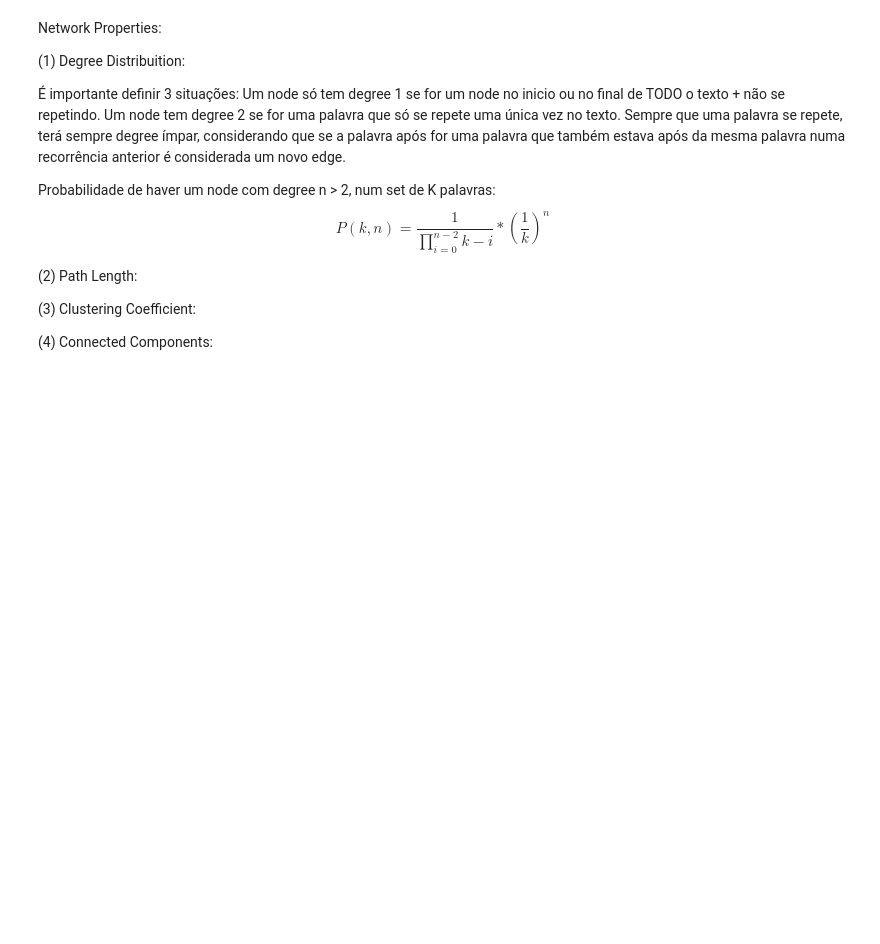
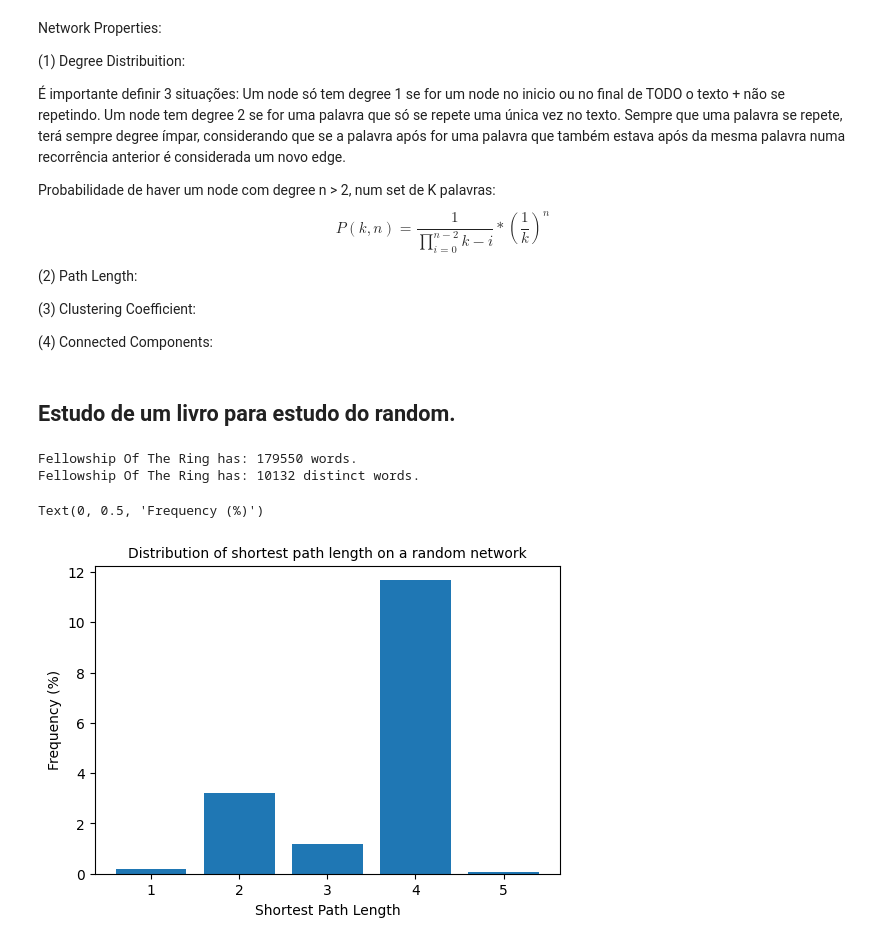
Before and after one commit to haylibi/network_science-word_analysis, a Jupyter notebook: notebook.ipynb, the cells around one changed output. Saved outputs shown, nothing was run; the diff lists cells and outputs as text; code cells hidden in the pictures; blank space fills up the shorter version.

```diff
--- a/notebook.ipynb
+++ b/notebook.ipynb
@@ -69,3 +69,55 @@ $$P(k,n)=\frac{1}{\prod_{i=0}^{n-2}k-i}*(\frac{1}{k})^{n}$$
 (3) Clustering Coefficient:
 
 (4) Connected Components:
+# %% [markdown]
+## Estudo de um livro para estudo do random.
+# %%
+# Fellowship Of The Ring for random network definition purposes:
+
+with open('The Fellowship Of The Ring.txt', 'r') as file:
+    # Read the content of the file
+    text = TextBlob(file.read())
+
+# number of words
+n_words = len(text.words)
+print('Fellowship Of The Ring has: ' + str(n_words) + ' words.')
+
+# number of distinct words
+n_distinct_words = len(set(text.words))
+print('Fellowship Of The Ring has: ' + str(n_distinct_words) + ' distinct words.')
+# %% [output]
+Fellowship Of The Ring has: 179550 words.
+Fellowship Of The Ring has: 10132 distinct words.
+# %%
+# getting n_distinct_"words"
+number_set = [str(num) for num in random.sample(range(1, n_distinct_words + 1), n_distinct_words)]
+# getting a combination of n_words with n_distinct_words as the base set
+random_text = ' '.join(random.choices(number_set, k=n_words))
+# generating the network as a list of tuples
+network = get_network(random_text, weighted=False)
+# %%
+# Code from: https://networkx.org/nx-guides/content/exploratory_notebooks/facebook_notebook.html (with a bit of tuning)
+
+shortest_path_lengths = dict(nx.all_pairs_shortest_path_length(network))
+diameter = max(nx.eccentricity(network, sp=shortest_path_lengths).values())
+# We know the maximum shortest path length (the diameter), so create an array
+# to store values from 0 up to (and including) diameter
+path_lengths = np.zeros(diameter + 1, dtype=int)
+
+# Extract the frequency of shortest path lengths between two nodes
+for pls in shortest_path_lengths.values():
+    pl, cnts = np.unique(list(pls.values()), return_counts=True)
+    path_lengths[pl] += cnts
+
+# Express frequency distribution as a percentage (ignoring path lengths of 0)
+freq_percent = 100 * path_lengths[1:] / path_lengths[1:].sum()
+
+# Plot the frequency distribution (ignoring path lengths of 0) as a percentage
+fig, ax = plt.subplots(figsize=(6, 4))
+ax.bar(np.arange(1, diameter + 1), height=freq_percent)
+ax.set_title("Distribution of shortest path length on a random network", fontdict={"size": 10}, loc="center")
+ax.set_xlabel("Shortest Path Length", fontdict={"size": 10})
+ax.set_ylabel("Frequency (%)", fontdict={"size": 10})
+# %% [output]
+Text(0, 0.5, 'Frequency (%)')
+[figure, added]
```
Also changed, not shown: parts of 5 cells of this notebook, 1 other file.
